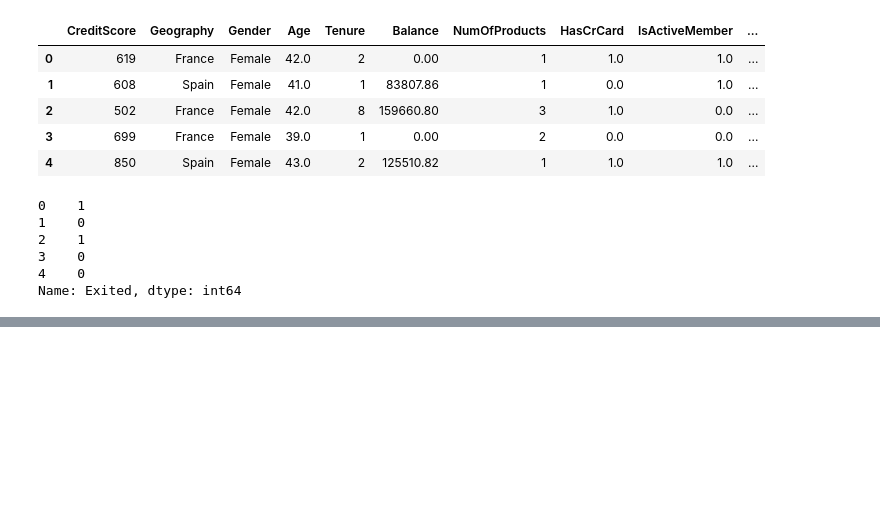
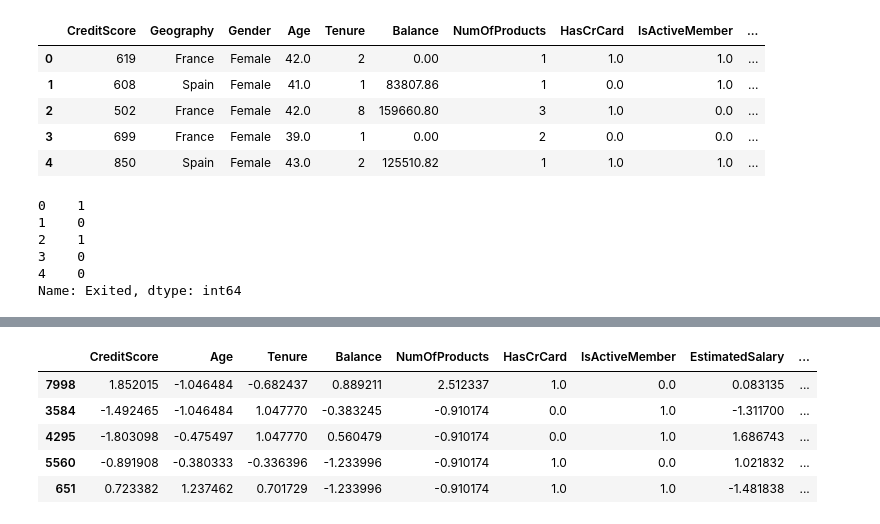
Before and after one commit to atharvadhumal03/Bank-Customer-Churn-Predictor-ML, a Jupyter notebook: JupyterNotebook.ipynb, the cells around one changed output, grey strips where cells are left out. Saved outputs shown, nothing was run; the diff lists cells and outputs as text; code cells hidden in the pictures; blank space fills up the shorter version.

```diff
--- a/JupyterNotebook.ipynb
+++ b/JupyterNotebook.ipynb
@@ -578,0 +681,3 @@ Name: Exited, dtype: int64
+# %%
+X_nums = X_train[['CreditScore', 'Age', 'Tenure', 'Balance', 'NumOfProducts', 'EstimatedSalary']]
+X_nums.head()
@@ -578,0 +691,12 @@ Name: Exited, dtype: int64
+# %%
+scaler = StandardScaler()
+X_train_scaled = X_train
+X_train_scaled.loc[:, X_nums.columns] = scaler.fit_transform(X_train_scaled.loc[:, X_nums.columns])
+X_train_scaled.head()
+# %% [output]
+|  | CreditScore | Age | Tenure | Balance | NumOfProducts | HasCrCard | IsActiveMember | EstimatedSalary | ... |
+| 7998 | 1.852015 | -1.046484 | -0.682437 | 0.889211 | 2.512337 | 1.0 | 0.0 | 0.083135 | ... |
+| 3584 | -1.492465 | -1.046484 | 1.047770 | -0.383245 | -0.910174 | 0.0 | 1.0 | -1.311700 | ... |
+| 4295 | -1.803098 | -0.475497 | 1.047770 | 0.560479 | -0.910174 | 0.0 | 1.0 | 1.686743 | ... |
+| 5560 | -0.891908 | -0.380333 | -0.336396 | -1.233996 | -0.910174 | 1.0 | 0.0 | 1.021832 | ... |
+| 651 | 0.723382 | 1.237462 | 0.701729 | -1.233996 | -0.910174 | 1.0 | 1.0 | -1.481838 | ... |
```
Also changed, not shown: parts of 10 cells of this notebook.
